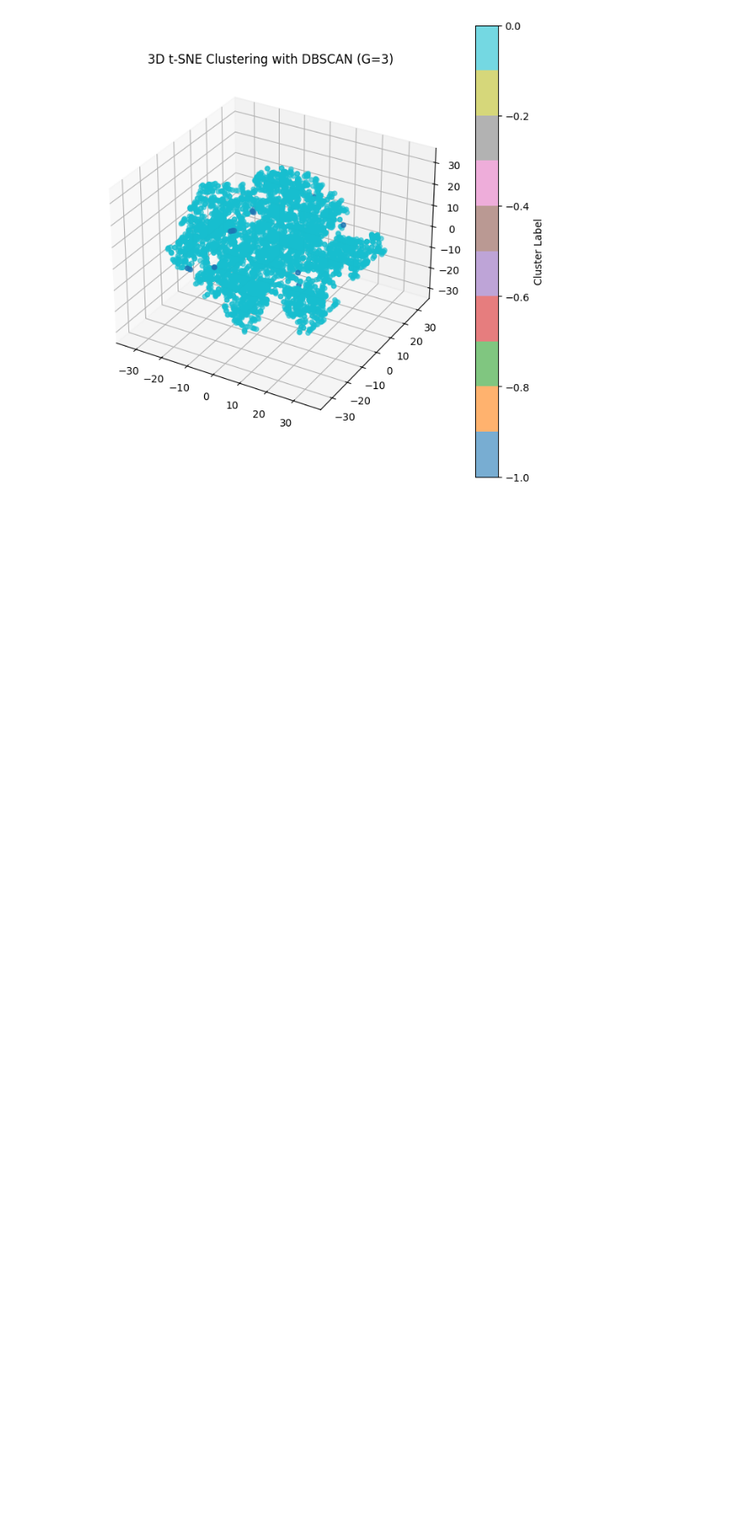
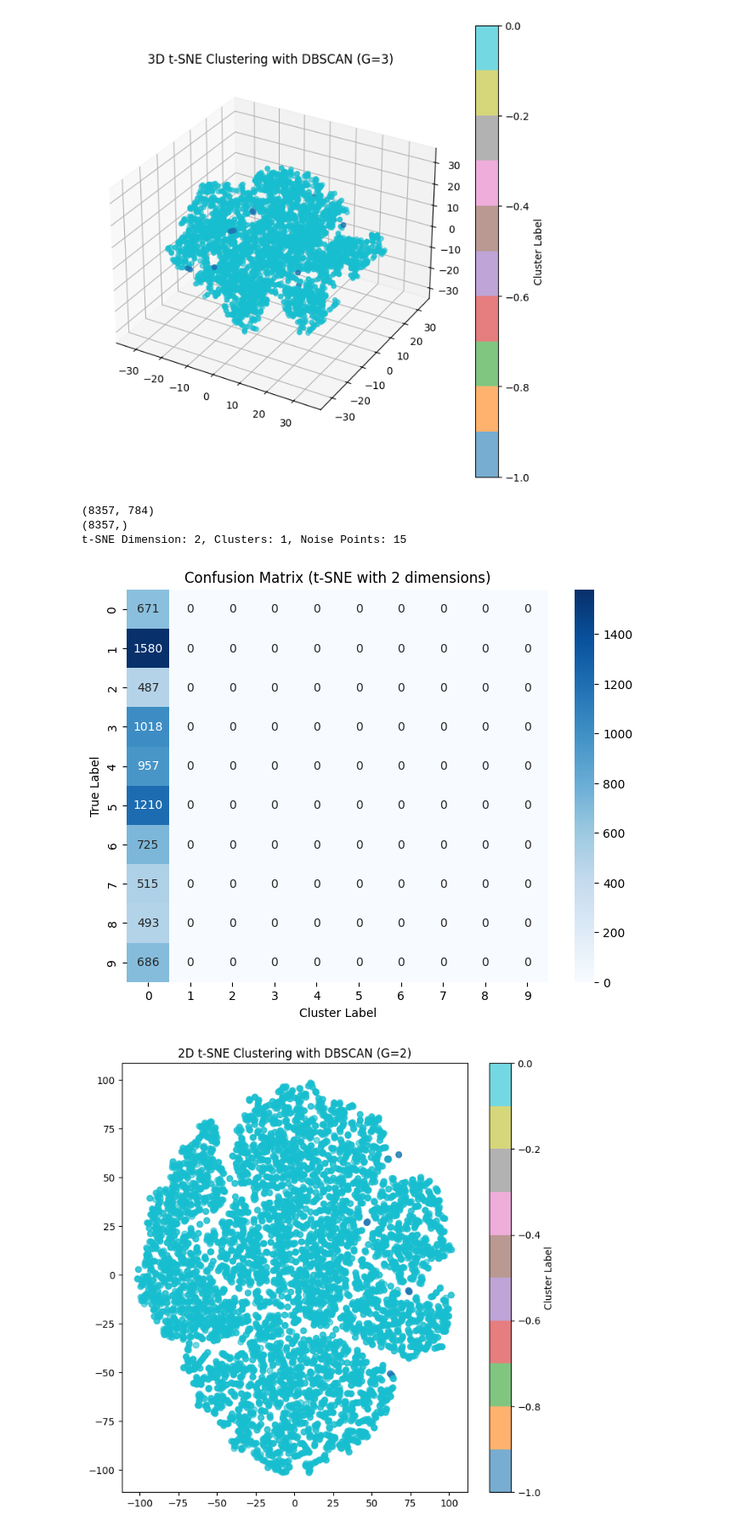
Before and after one commit to jenishk20/DS5230-UML, a Jupyter notebook: HWK3B/P1_DBSCAN_Library.ipynb, the cells around one changed output. Shown at 85% size. Cells and saved outputs as stored; diff of their text form; code cells hidden in the pictures; blank space fills up the shorter version.

```diff
--- a/HWK3B/P1_DBSCAN_Library.ipynb
+++ b/HWK3B/P1_DBSCAN_Library.ipynb
@@ -12,7 +12,7 @@ mnist = fetch_openml('mnist_784')
 X, y = np.array(mnist.data), np.array(mnist.target).astype(int)
 
 sample_size = 5000
-indices = np.random.choice(X.shape[0], sample_size, replace=False)
+indices = np.random.choice(X.sxhape[0], sample_size, replace=False)
 X_sample = X[indices]
 y_sample = y[indices]
 
@@ -60,3 +60,69 @@ t-SNE Dimension: 2, Clusters: 18, Noise Points: 83
 t-SNE Dimension: 3, Clusters: 1, Noise Points: 26
 [figure]
 [figure]
+# %%
+import numpy as np
+import matplotlib.pyplot as plt
+from sklearn.decomposition import PCA
+from sklearn.manifold import TSNE
+from sklearn.cluster import DBSCAN
+from sklearn.datasets import fetch_openml
+from sklearn.metrics import confusion_matrix
+import seaborn as sns
+import pandas as pd
+
+dataset = pd.read_csv('../Exam/pb1data_XW_8358.txt')
+dataset.head()
+
+X_sample = dataset.iloc[:,1:]
+y_sample = dataset.iloc[:,0]
+
+X_sample /= 255.0
+
+print(X_sample.shape)
+print(y_sample.shape)
+
+
+pca = PCA(n_components=50)
+X_pca = pca.fit_transform(X_sample)
+
+dimensions = [2, 3]
+for g in dimensions:
+    tsne = TSNE(n_components=g, perplexity=5, random_state=42)
+    X_tsne = tsne.fit_transform(X_pca)
+
+    dbscan = DBSCAN(eps=5, min_samples=10)
+    labels = dbscan.fit_predict(X_tsne)
+
+    n_clusters = len(set(labels)) - (1 if -1 in labels else 0)
+    n_noise = list(labels).count(-1)
+    print(f"t-SNE Dimension: {g}, Clusters: {n_clusters}, Noise Points: {n_noise}")
+
+    cm = confusion_matrix(y_sample, labels, labels=range(10))
+
+    plt.figure(figsize=(8, 6))
+    sns.heatmap(cm, annot=True, fmt='d', cmap='Blues')
+    plt.title(f'Confusion Matrix (t-SNE with {g} dimensions)')
+    plt.xlabel('Cluster Label')
+    plt.ylabel('True Label')
+    plt.show()
+
+    if g == 2:
+        plt.figure(figsize=(8, 8))
+        scatter = plt.scatter(X_tsne[:, 0], X_tsne[:, 1], c=labels, cmap='tab10', alpha=0.6)
+        plt.title(f'2D t-SNE Clustering with DBSCAN (G={g})')
+        plt.colorbar(scatter, label='Cluster Label')
+        plt.show()
+    elif g == 3:
+        fig = plt.figure(figsize=(8, 8))
+        ax = fig.add_subplot(111, projection='3d')
+        scatter = ax.scatter(X_tsne[:, 0], X_tsne[:, 1], X_tsne[:, 2], c=labels, cmap='tab10', alpha=0.6)
+        ax.set_title(f'3D t-SNE Clustering with DBSCAN (G={g})')
+        plt.colorbar(scatter, label='Cluster Label')
+        plt.show()
+# %% [output]
+(8357, 784)
+(8357,)
+t-SNE Dimension: 2, Clusters: 1, Noise Points: 15
+[figure, added]
+[figure, added]
```
Also changed, not shown: parts of 1 cell of this notebook, 4 other files.
